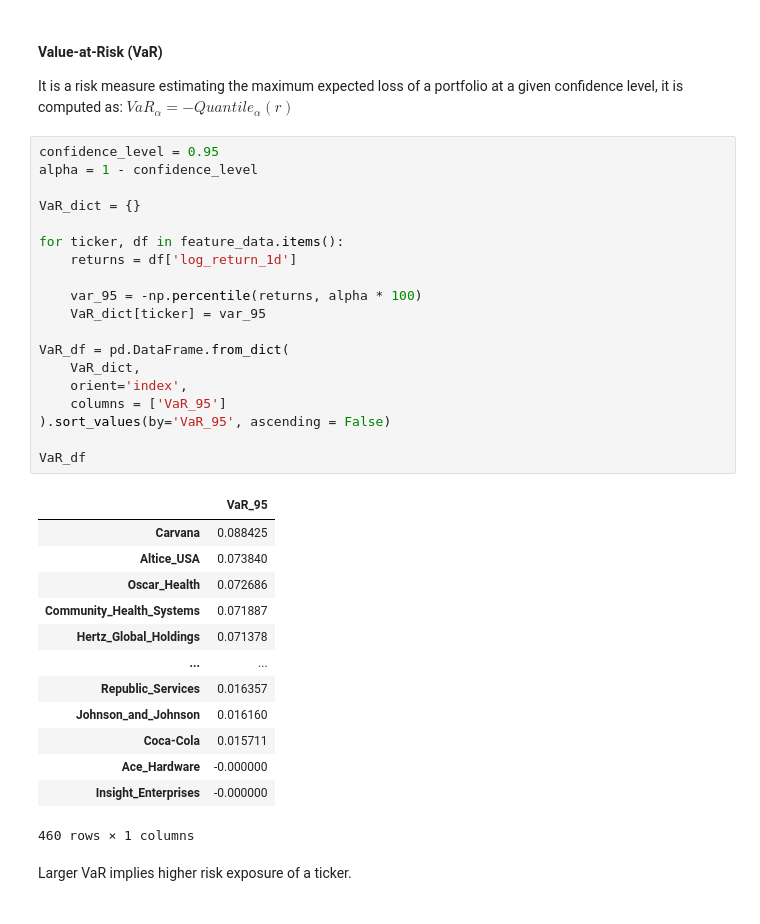
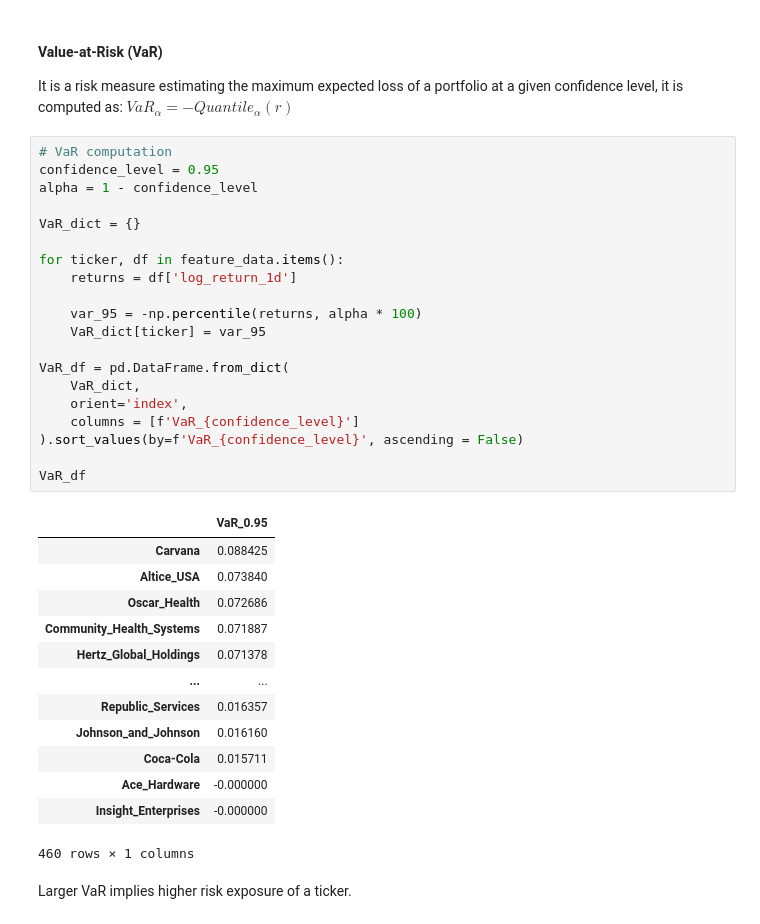
Before and after one commit to gorkemyencak/stock-volatility-time-series-analysis, a Jupyter notebook: main.ipynb, the cells around one changed output. Saved outputs shown, nothing was run; the diff lists cells and outputs as text.

```diff
--- a/main.ipynb
+++ b/main.ipynb
@@ -661,26 +661,27 @@ plt.show()
 
 It is a risk measure estimating the maximum expected loss of a portfolio at a given confidence level, it is computed as: $VaR_{\alpha} = -Quantile_{\alpha}(r)$
 # %%
+# VaR computation
 confidence_level = 0.95
 alpha = 1 - confidence_level
 
 VaR_dict = {}
 
 for ticker, df in feature_data.items():
     returns = df['log_return_1d']
 
     var_95 = -np.percentile(returns, alpha * 100)
     VaR_dict[ticker] = var_95
 
 VaR_df = pd.DataFrame.from_dict(
     VaR_dict,
     orient='index',
-    columns = ['VaR_95']
-).sort_values(by='VaR_95', ascending = False)
+    columns = [f'VaR_{confidence_level}']
+).sort_values(by=f'VaR_{confidence_level}', ascending = False)
 
 VaR_df
 # %% [output]
-|  | VaR_95 |
+|  | VaR_0.95 |
 | Carvana | 0.088425 |
 | Altice_USA | 0.073840 |
 | Oscar_Health | 0.072686 |
```
Also changed, not shown: parts of 6 cells of this notebook.
